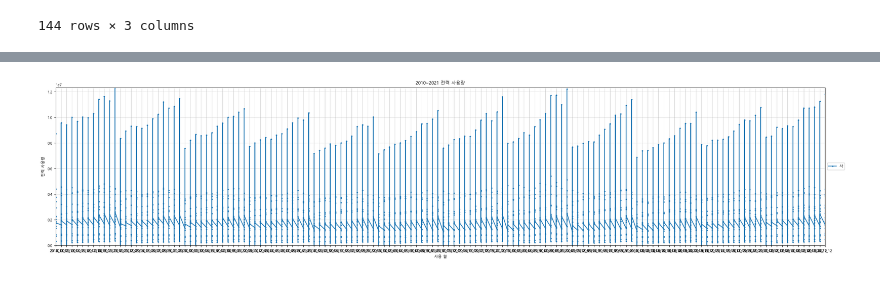
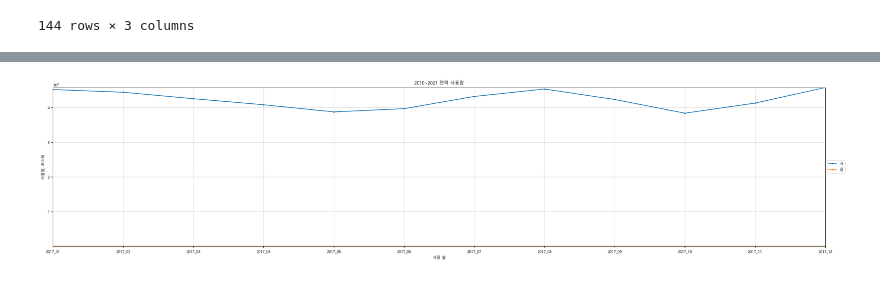
Before and after one commit to ThatHomr/project_2, a Jupyter notebook: project_2_file/z_ssh/data/전력 데이터/전력 데이터 시각화/전력_시각화_14차데이터.ipynb, the cells around one changed output, grey strips where cells are left out. Saved outputs shown, nothing was run; the diff lists cells and outputs as text; code cells hidden in the pictures.

```diff
--- a/project_2_file/z_ssh/data/전력 데이터/전력 데이터 시각화/전력_시각화_14차데이터.ipynb
+++ b/project_2_file/z_ssh/data/전력 데이터/전력 데이터 시각화/전력_시각화_14차데이터.ipynb
@@ -55,0 +103,10 @@ df_usage_test
+# %%
+# 데이터 호출
+df_usage = pd.read_csv('전력 사용량 14차.csv')
+df_usage = df_usage.drop(columns=['Unnamed: 0'])
+
+# 입력된 데이터 추출
+
+df_usage = df_usage.groupby(['년월', '연도', '월']).sum().reset_index()
+# %%
+df_usage_kospi = pd.merge(df_kospi, df_usage_test)
@@ -56,12 +177,19 @@ df_usage_test
 # %%
-def usage_plt(x_label, y_label):
+def usage_plt(target_year):
     # X축 : 기간, Y축 : 사용량
+
+    # 데이터 호출
+    df_usage_kospi = pd.read_csv('전력사용량,코스피.csv')
+
+    # 입력된 데이터 추출
+    df_usage_kospi = df_usage_kospi[df_usage_kospi['연도'] == target_year]
 
     # 그래프 크기 설정
     plt.figure(figsize=(29, 6))
 
     # 데이터프레임을 이용하여 그래프 그리기
-    plt.plot(x_label, y_label, marker='o', markersize=2)
+    plt.plot(df_usage_kospi['년월'],df_usage_kospi['사용량'], marker='o', markersize=2)
+    plt.plot(df_usage_kospi['년월'], df_usage_kospi['코스피 평균'], marker='o', markersize=2)
 
     # y축에 그리드 추가
     plt.grid(axis='y', linestyle='-', alpha=0.5)
@@ -80,11 +208,11 @@ def usage_plt(x_label, y_label):
     # x축 값 조절
     # xticks = df_usage_test[['연도','월']][::6]
 
-    xticks = x_label[::12]
+    xticks = df_usage_kospi['년월']
     plt.xticks(xticks)
 
     # y축 레이블 설정
-    plt.ylabel('전력 사용량')
+    plt.ylabel('사용량, 코스피')
 
     # x, y축 범위 자동으로 설정
     plt.autoscale(axis='x', tight=True)
@@ -92,8 +220,8 @@ def usage_plt(x_label, y_label):
 
     # 그래프 출력
     plt.show()
-# %%
-usage_plt(df_usage['년월'], df_usage['사용량'])
-# %% [output]
-[figure, removed]
+# %%
+usage_plt(2017)
+# %% [output]
+[figure, added]
 # %%
```
Also changed, not shown: parts of 8 cells of this notebook, 1 other file.
